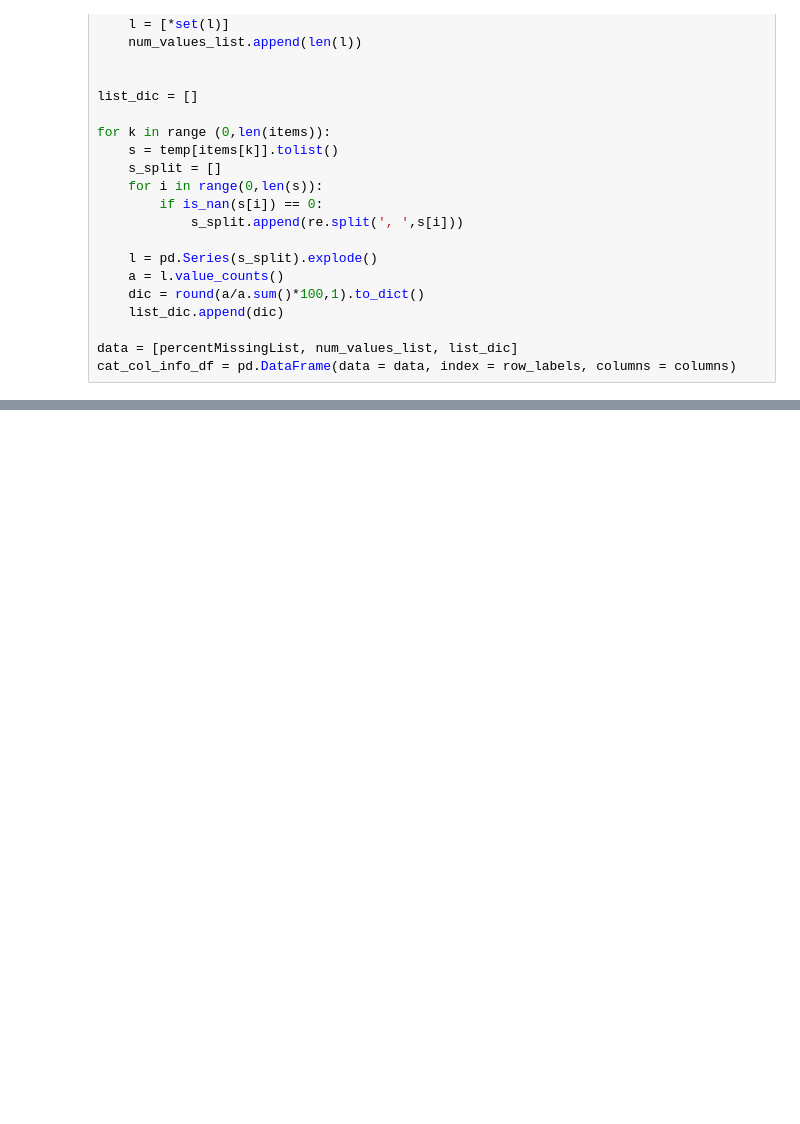
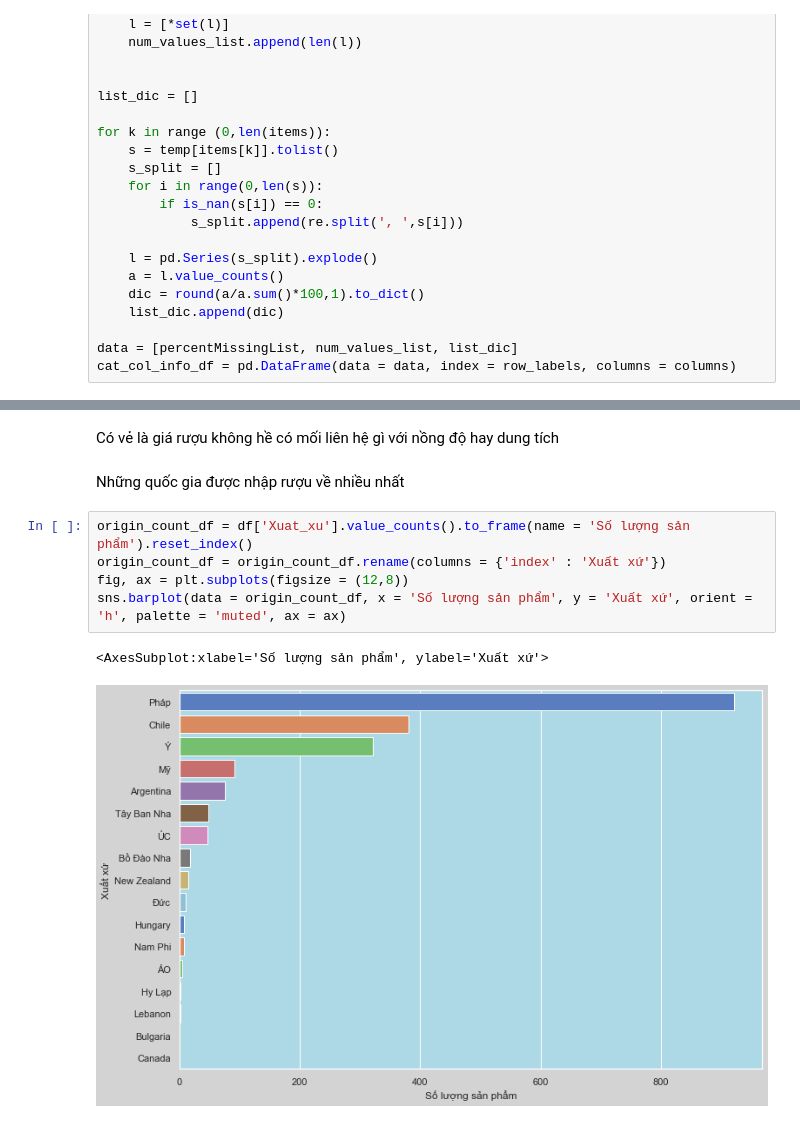
Before and after one commit to nmnghia0506/-NMKHDL_20_21, a Jupyter notebook: KhamPha_TienXuLy.ipynb, the cells around one changed output, grey strips where cells are left out. Saved outputs shown, nothing was run; the diff lists cells and outputs as text; blank space fills up the shorter version.

```diff
--- a/KhamPha_TienXuLy.ipynb
+++ b/KhamPha_TienXuLy.ipynb
@@ -336,0 +383,12 @@ cat_col_info_df
+# %% [markdown]
+Có vẻ là giá rượu không hề có mối liên hệ gì với nồng độ hay dung tích
+# %% [markdown]
+Những quốc gia được nhập rượu về nhiều nhất
+# %%
+origin_count_df = df['Xuat_xu'].value_counts().to_frame(name = 'Số lượng sản phẩm').reset_index()
+origin_count_df = origin_count_df.rename(columns = {'index' : 'Xuất xứ'})
+fig, ax = plt.subplots(figsize = (12,8))
+sns.barplot(data = origin_count_df, x = 'Số lượng sản phẩm', y = 'Xuất xứ', orient = 'h', palette = 'muted', ax = ax)
+# %% [output]
+<AxesSubplot:xlabel='Số lượng sản phẩm', ylabel='Xuất xứ'>
+[figure, added]
```
Also changed, not shown: parts of 12 cells of this notebook.
